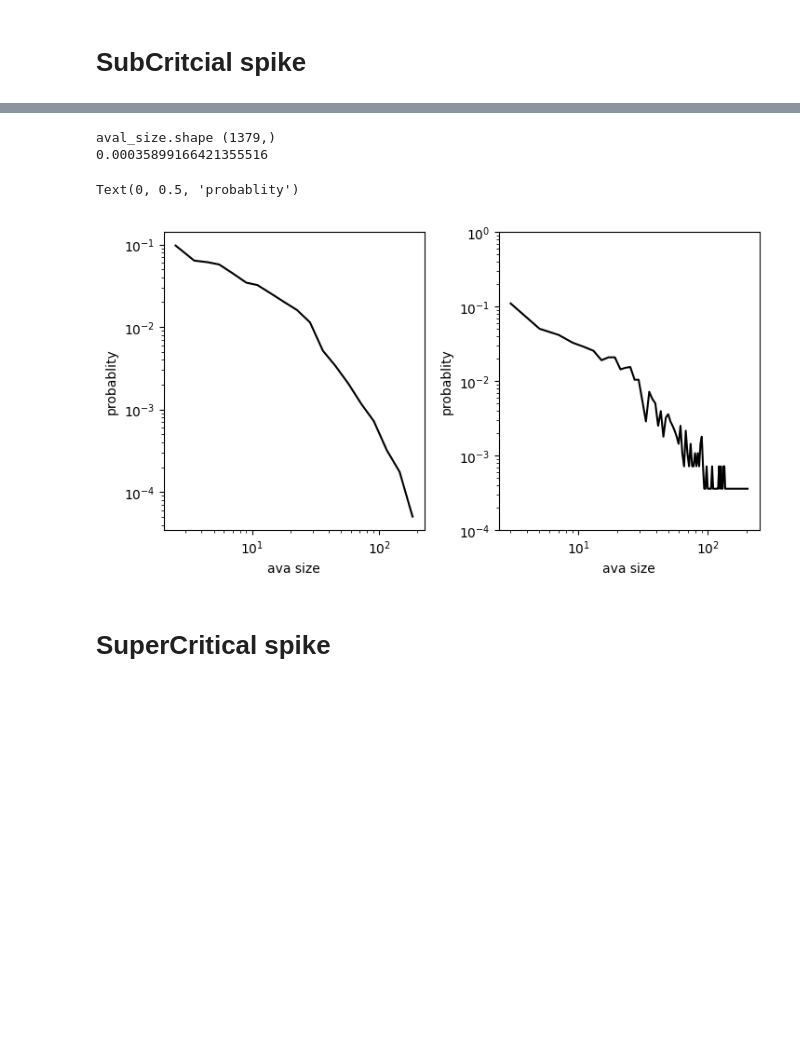
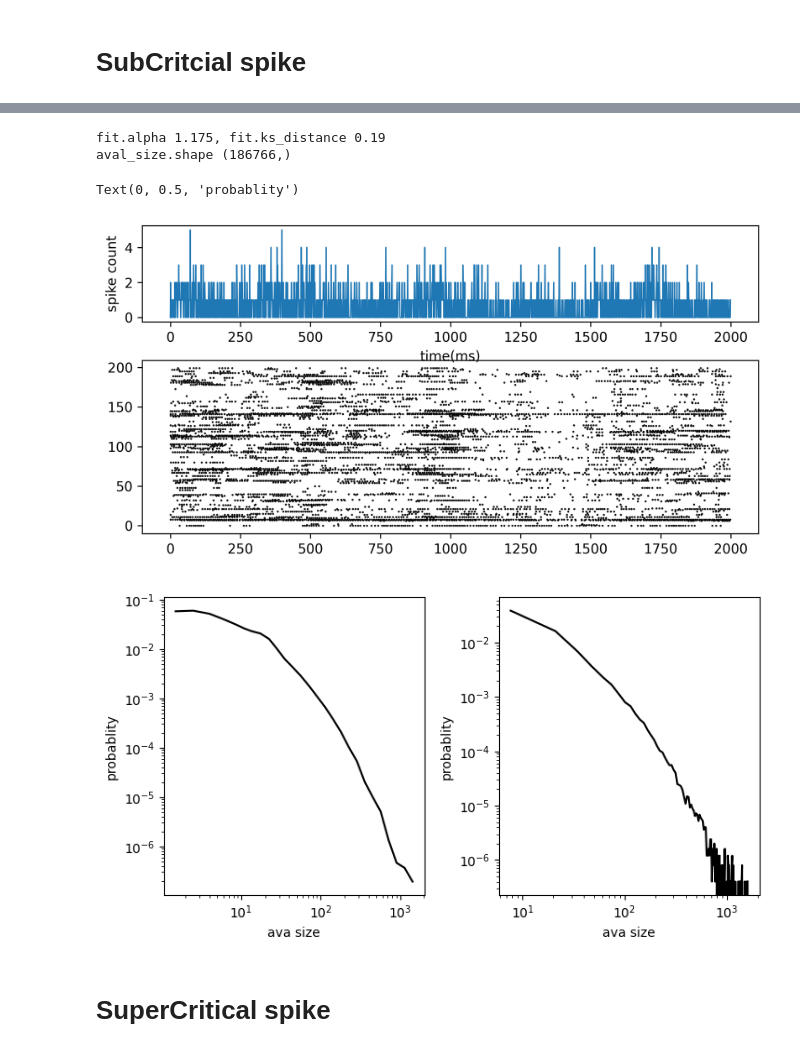
Before and after one commit to lepodl/CriticalNN, a Jupyter notebook: notebook/avalanches.ipynb, the cells around one changed output, grey strips where cells are left out. Drawn from its saved outputs; the diff is of its cells as text; code cells hidden in the pictures; blank space fills up the shorter version.

```diff
--- a/notebook/avalanches.ipynb
+++ b/notebook/avalanches.ipynb
@@ -84,12 +182,12 @@ def compute_avalanche(X: np.array, threshold=None):
 # %% [markdown]
 # Critical Spike
 # %%
-critical_spike = np.load("critical_spike.npy")
+critical_spike = np.load("critical_spike2.npy")
 fig = plt.figure(figsize=(8, 4), dpi=300)
 ax = fig.add_axes([0.1, 0.1, 0.8, 0.45])
-ax.scatter(*critical_spike[-2000:, ].nonzero(), marker=".", c="k", s=1)
+ax.scatter(*critical_spike[-2000:, :200].nonzero(), marker=".", c="k", s=1)
 ax = fig.add_axes([0.1, 0.65, 0.8, 0.25])
-ax.plot(np.sum(critical_spike[-2000:, ], axis=1), lw=1)
+ax.plot(np.sum(critical_spike[-2000:, 200:250], axis=1), lw=1)
 ax.set_ylabel("spike count")
 ax.set_xlabel("time(ms)")
 # %% [output]
@@ -190,29 +236,48 @@ Text(0.5, 0, 'time(ms)')
 # %%
-_, aval_size, aval_dur, _ = compute_avalanche(log[:, :200], None)
+subcritical_spike = np.load("subcritical_spike.npy")
+fig = plt.figure(figsize=(8, 4), dpi=300)
+ax = fig.add_axes([0.1, 0.1, 0.8, 0.45])
+ax.scatter(*subcritical_spike[-2000:, :200].nonzero(), marker=".", c="k", s=1)
+ax = fig.add_axes([0.1, 0.65, 0.8, 0.25])
+ax.plot(np.sum(subcritical_spike[-2000:, 200:250], axis=1), lw=1)
+ax.set_ylabel("spike count")
+ax.set_xlabel("time(ms)")
+
+aval_size_total = []
+aval_dur_total = []
+for i in range(40):
+    seed = np.random.randint(low=0, high=1000, size=(200), dtype=np.int32)
+    _, aval_size, aval_dur, _ = compute_avalanche(subcritical_spike[:, seed], 1)
+    aval_size_total.append(aval_size)
+    aval_dur_total.append(aval_dur)
+aval_size_total = np.concatenate(aval_size_total, axis=0)
+aval_dur_total = np.concatenate(aval_dur_total, axis=0)
+
 fig = plt.figure(figsize=(8, 4), dpi=100)
 ax = fig.add_axes([0.1, 0.1, 0.35, 0.8])
-fit = powerlaw.Fit(aval_size, xmin=aval_size.min(), xmax=aval_size.max())
+fit = powerlaw.Fit(aval_size_total, xmin=aval_size_total.min(), xmax=aval_size_total.max(), discrete=True)
+print(f"fit.alpha {fit.alpha:.3f}, fit.ks_distance {fit.D:.2f}")
 fit.plot_pdf(ax=ax, original_data=False, color="k", lw=1.5)
 ax.set_xlabel("ava size")
 ax.set_ylabel("probablity")
 
-print("aval_size.shape", aval_size.shape)
-hist, edges = np.histogram(aval_size, bins=100, density=True)
-nonzero_hist = hist[hist.nonzero()[0]]
-nonzero_min = np.min(nonzero_hist)
-print(nonzero_min)
-hist = np.where(hist == 0, nonzero_min, hist)
+print("aval_size.shape", aval_size_total.shape)
+hist, edges = np.histogram(aval_size_total, bins=120, density=True)
+# nonzero_hist = hist[hist.nonzero()[0]]
+# nonzero_min = np.min(nonzero_hist)
+# print(nonzero_min)
+# hist = np.where(hist == 0, nonzero_min, hist)
 ax = fig.add_axes([0.55, 0.1, 0.35, 0.8])
 ax.plot((edges[1:] + edges[:-1]) / 2, hist, color="k", lw=1.5)
 ax.set_xscale("log")
 ax.set_yscale("log")
-ax.set_ylim([1e-4, 1])
 ax.set_xlabel("ava size")
 ax.set_ylabel("probablity")
 # %% [output]
-aval_size.shape (1379,)
-0.00035899166421355516
+fit.alpha 1.175, fit.ks_distance 0.19
+aval_size.shape (186766,)
 Text(0, 0.5, 'probablity')
-[figure, old version]
+[figure, new version]
+[figure, added]
 # %% [markdown]
 # SuperCritical spike
```
Also changed, not shown: parts of 15 cells of this notebook, 17 other files.
